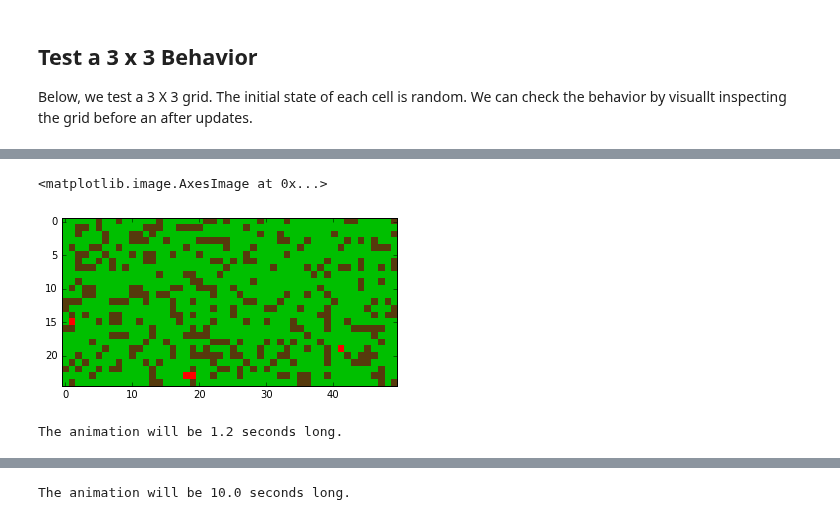
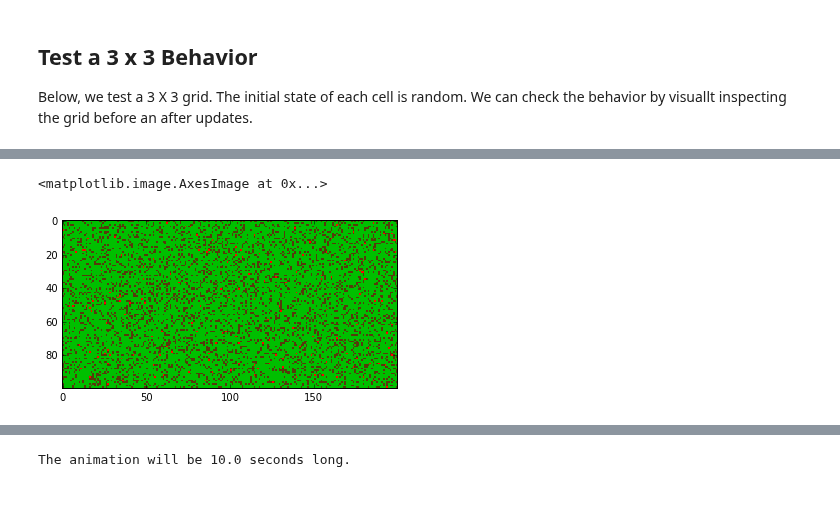
Before and after one commit to UCO-CSPI/CellularAutomaton, a Jupyter notebook: testingFireGrid.ipynb, the cells around one changed output, grey strips where cells are left out. Cells and saved outputs as stored; diff of their text form; code cells hidden in the pictures.

Commit message:
Fire Sim Almost Done

```diff
--- a/testingFireGrid.ipynb
+++ b/testingFireGrid.ipynb
@@ -32,21 +43,23 @@ def InfoDocString(function):
 # %%
-MyDtype = numpy.dtype([('Tree', bool), ('Burning', bool), ('ProbImmune', 'f'), ('Value', 'f', (3,))])
-
-def init(grid, rows, columns):
+def init(grid, rows, columns, probtree, probburning):
     for y in range(rows):
         for x in range(columns):
             grid['ProbImmune'][y][x]  = random() * 4
-            if random() < 0.75:
+            if random() < probtree:
                 MyGrid['Tree'][y][x]    = True
-                MyGrid['Burning'][y][x] = random() < 0.1
+                MyGrid['Burning'][y][x] = random() < probburning
             else:
                 MyGrid['Tree'][y][x]    = False
                 MyGrid['Burning'][y][x] = False
     grid.SetValue()
     grid.SetBoundary()
-# %%
-def FireGridCopy(OldGrid)
-    New =
+# %%
+def FireGridCopy(OldGrid):
+    New = FireGrid(OldGrid.shape, OldGrid.dtype)
+    numpy.copyto(New,OldGrid)
+    New.SetValue()
+    New.SetBoundary()
+    return New
 # %%
 MyFigure, MyAxes = plt.subplots(1,1,figsize=(fsx,fsy))
 # %% [output]
@@ -121,13 +145,0 @@ def af(n):
-# %%
-def init(grid, rows, columns, probtree, probburning):
-    for y in range(rows):
-        for x in range(columns):
-            grid['ProbImmune'][y][x]  = random() * 4
-            if random() < probtree:
-                MyGrid['Tree'][y][x]    = True
-                MyGrid['Burning'][y][x] = random() < probburning
-            else:
-                MyGrid['Tree'][y][x]    = False
-                MyGrid['Burning'][y][x] = False
-    grid.SetValue()
-    grid.SetBoundary()
@@ -134,17 +175,11 @@ def init(grid, rows, columns, probtree, probburning):
 # %%
-rows = 25
-columns = 50
+rows = 100
+columns = 200
 MyGrid=FireGrid((rows,columns),MyDtype)  #initilized with whatever random memory was at the location.
-init(MyGrid,rows,columns,probtree=0.75, probburning=0.01)
+init(MyGrid,rows,columns,probtree = 0.80, probburning=0.01)
+LargeGrid01=FireGridCopy(MyGrid)
 MyFigure, MyAxes = plt.subplots()
 MyAxes.imshow(MyGrid['Value'],interpolation='nearest')
 # %% [output]
 <matplotlib.image.AxesImage at 0x...>
-[figure, old version]
+[figure, new version]
-# %%
-AnimationFrames = 25  #total number of frames in animation.
-DelayBetweenFrames = 50 #in msec (20 gives 50 fps) (33.3 gives 30 fps)
-AnimationTime = AnimationFrames * DelayBetweenFrames/1000
-print ("The animation will be {:.1f} seconds long.".format(AnimationTime))
-# %% [output]
-The animation will be 1.2 seconds long.
```
Also changed, not shown: parts of 77 cells of this notebook, 1 other file.
